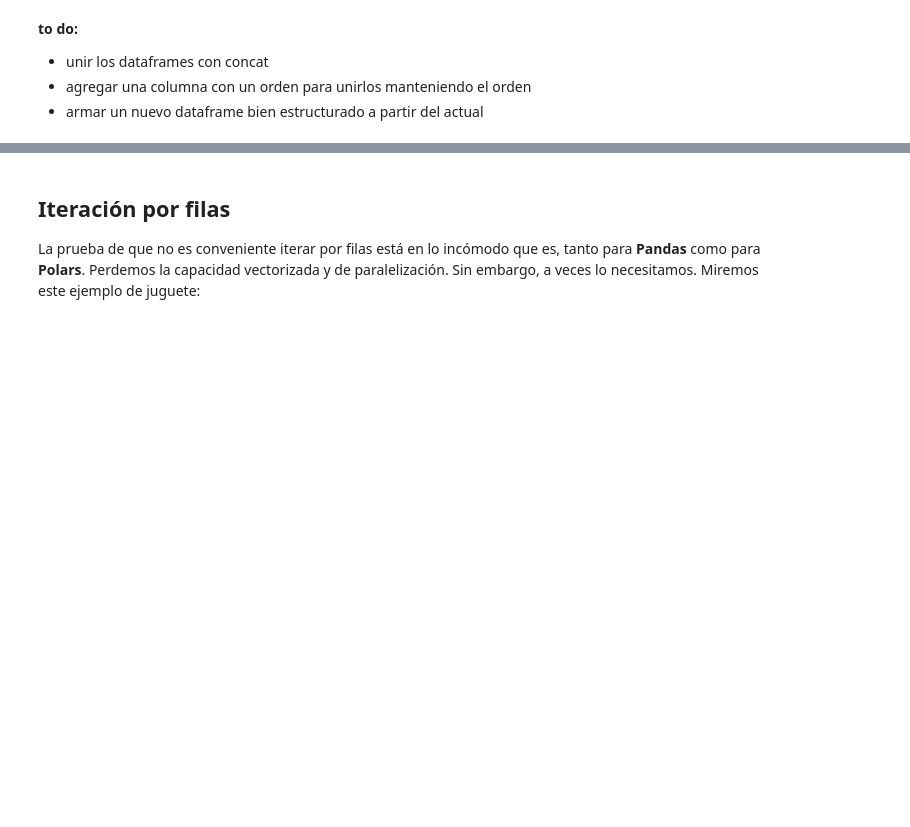
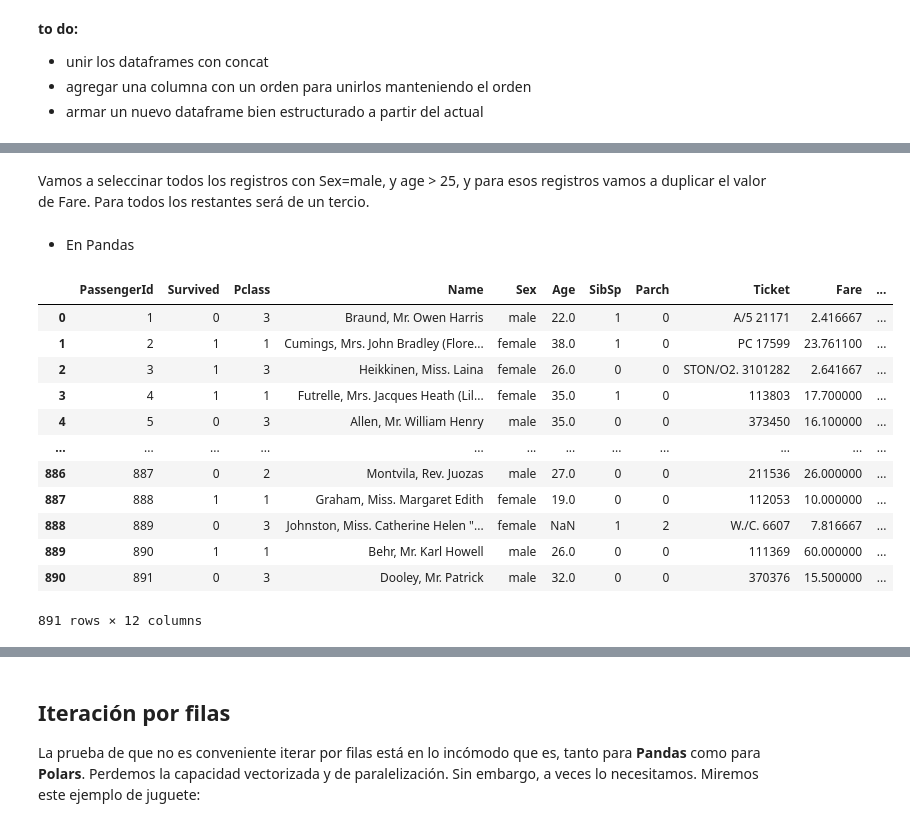
Before and after one commit to emilopez/howtos, a Jupyter notebook: polars-howto.ipynb, the cells around one changed output, grey strips where cells are left out. Drawn from its saved outputs; the diff is of its cells as text; code cells hidden in the pictures; blank space fills up the shorter version.

```diff
--- a/polars-howto.ipynb
+++ b/polars-howto.ipynb
@@ -363,0 +379,24 @@ shape: (47, 13)
+# %% [markdown]
+Vamos a seleccinar todos los registros con Sex=male, y age > 25, y para esos registros vamos a duplicar el valor de Fare. Para todos los restantes será de un tercio.
+# %% [markdown]
+- En Pandas
+# %%
+mask_pan = (titanic_pan["Sex"]=="male") & (titanic_pan["Age"]> 25)
+titanic_pan.loc[mask_pan,"Fare"] = titanic_pan.loc[mask_pan,"Fare"]*2
+titanic_pan.loc[~mask_pan,"Fare"] = titanic_pan.loc[~mask_pan,"Fare"]/3
+# %%
+titanic_pan
+# %% [output]
+|  | PassengerId | Survived | Pclass | Name | Sex | Age | SibSp | Parch | Ticket | Fare | ... |
+| 0 | 1 | 0 | 3 | Braund, Mr. Owen Harris | male | 22.0 | 1 | 0 | A/5 21171 | 2.416667 | ... |
+| 1 | 2 | 1 | 1 | Cumings, Mrs. John Bradley (Flore... | female | 38.0 | 1 | 0 | PC 17599 | 23.761100 | ... |
+| 2 | 3 | 1 | 3 | Heikkinen, Miss. Laina | female | 26.0 | 0 | 0 | STON/O2. 3101282 | 2.641667 | ... |
+| 3 | 4 | 1 | 1 | Futrelle, Mrs. Jacques Heath (Lil... | female | 35.0 | 1 | 0 | 113803 | 17.700000 | ... |
+| 4 | 5 | 0 | 3 | Allen, Mr. William Henry | male | 35.0 | 0 | 0 | 373450 | 16.100000 | ... |
+| ... | ... | ... | ... | ... | ... | ... | ... | ... | ... | ... | ... |
+| 886 | 887 | 0 | 2 | Montvila, Rev. Juozas | male | 27.0 | 0 | 0 | 211536 | 26.000000 | ... |
+| 887 | 888 | 1 | 1 | Graham, Miss. Margaret Edith | female | 19.0 | 0 | 0 | 112053 | 10.000000 | ... |
+| 888 | 889 | 0 | 3 | Johnston, Miss. Catherine Helen "... | female | NaN | 1 | 2 | W./C. 6607 | 7.816667 | ... |
+| 889 | 890 | 1 | 1 | Behr, Mr. Karl Howell | male | 26.0 | 0 | 0 | 111369 | 60.000000 | ... |
+| 890 | 891 | 0 | 3 | Dooley, Mr. Patrick | male | 32.0 | 0 | 0 | 370376 | 15.500000 | ... |
+891 rows × 12 columns
```
Also changed, not shown: parts of 8 cells of this notebook.
